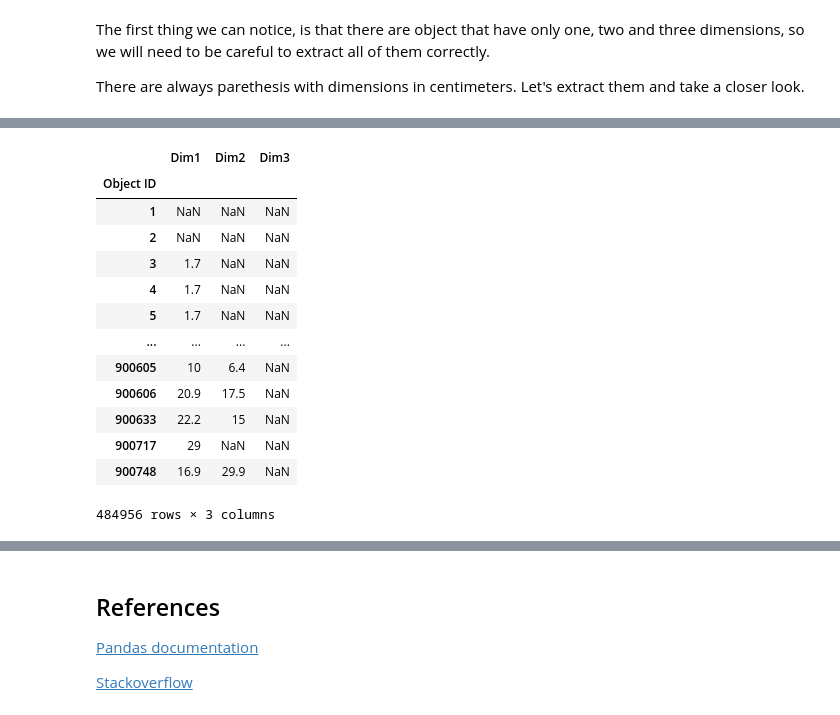
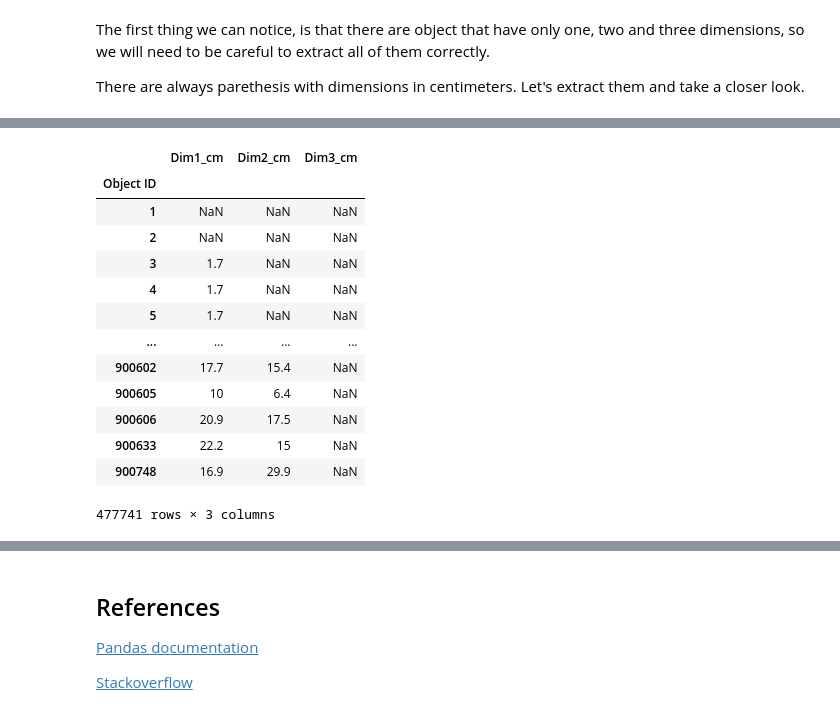
Before and after one commit to ZhigaMason/University, a Jupyter notebook: 01/01_homework.ipynb, the cells around one changed output, grey strips where cells are left out. Drawn from its saved outputs; the diff is of its cells as text; code cells hidden in the pictures.

```diff
--- a/01/01_homework.ipynb
+++ b/01/01_homework.ipynb
@@ -803,0 +819,4 @@ Name: count, Length: 65907, dtype: int64
+# %%
+df = df.loc[col.notna()]
+col = df['Medium']
+display(col.info())
@@ -849,7 +894,7 @@ Number of distinct mediums: 52515 Number of records: 637184
  ('albumen photograph', 10250),
  ('glass', 10152)]
 # %%
-M = 75
+M = 60
 
 for med, _ in medium_counter.most_common(M):
     print(f"Processing {med}...")
@@ -899,7 +929,5 @@ Processing chromogenic print...
 # %%
 medium_cols = [f'Medium__{med}' for med, _ in medium_counter.most_common(M)]
-df['Medium__NOLABEL'] = ~df[medium_cols].T.any()
-medium_cols.append('Medium__NOLABEL')
-print(f"Number of unlabelled samples: {df['Medium__NOLABEL'].sum()}")
+print(f"Number of unlabelled samples: {(~df[medium_cols].T.any()).sum()}")
 df[medium_cols]
 # %% [output]
@@ -959,7 +987,7 @@ The first thing we can notice, is that there are object that have only one, two
 
 There are always parethesis with dimensions in centimeters. Let's extract them and take a closer look.
 # %%
-par = col.str.extract(r'\(([^\(\)]*)cm\)', expand=False)
+par = col.str.extract(r'\(?([^\(\)]*)cm\)?', expand=False)
 par
 # %% [output]
 Object ID
@@ -978,10 +1012,10 @@ Name: Dimensions, Length: 484956, dtype: object
 # %%
 result = par.str.extract(r'([\d\.]+)[^\d\.]*([\d\.]+)?[^\d\.]*([\d\.]+)?').rename({
-    0:'Dim1', 1:'Dim2', 2:'Dim3'
+    0:'Dim1_cm', 1:'Dim2_cm', 2:'Dim3_cm'
 }, axis=1)
 result
 # %% [output]
-|  | Dim1 | Dim2 | Dim3 |
+|  | Dim1_cm | Dim2_cm | Dim3_cm |
 | Object ID |  |  |  |
 | 1 | NaN | NaN | NaN |
 | 2 | NaN | NaN | NaN |
@@ -989,9 +1023,9 @@ result
 | 4 | 1.7 | NaN | NaN |
 | 5 | 1.7 | NaN | NaN |
 | ... | ... | ... | ... |
+| 900602 | 17.7 | 15.4 | NaN |
 | 900605 | 10 | 6.4 | NaN |
 | 900606 | 20.9 | 17.5 | NaN |
 | 900633 | 22.2 | 15 | NaN |
-| 900717 | 29 | NaN | NaN |
 | 900748 | 16.9 | 29.9 | NaN |
-484956 rows × 3 columns
+477741 rows × 3 columns
```
Also changed, not shown: parts of 34 cells of this notebook.
